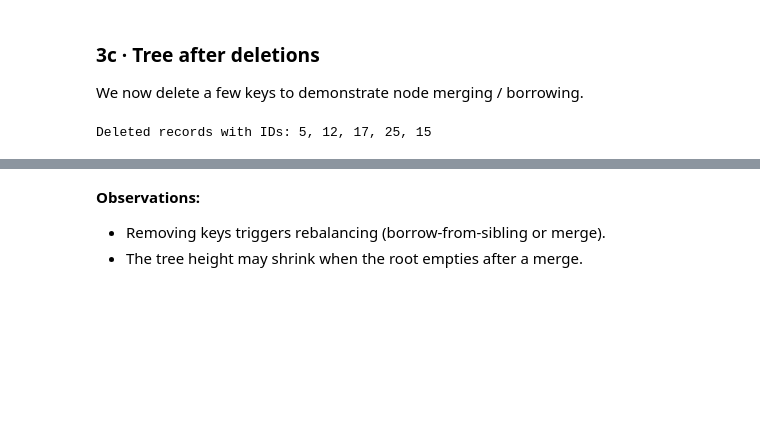
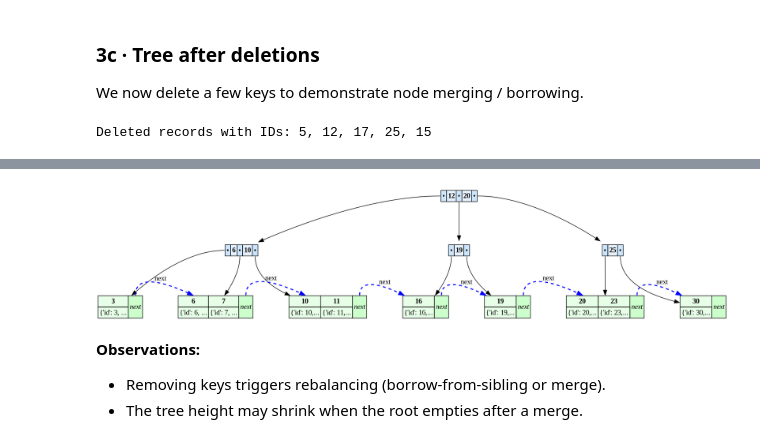
Before and after one commit to 23110281/db_track1_assignment2, a Jupyter notebook: Module1/report.ipynb, the cells around one changed output, grey strips where cells are left out. Drawn from its saved outputs; the diff is of its cells as text; code cells hidden in the pictures; blank space fills up the shorter version.

```diff
--- a/Module1/report.ipynb
+++ b/Module1/report.ipynb
@@ -95,6 +101,10 @@ for k in [5, 12, 17, 25, 15]:
     table_vis.delete(k)
 
 print("Deleted records with IDs: 5, 12, 17, 25, 15")
-display(bpt_vis.visualize_tree())
+# display(bpt_vis.visualize_tree())
+
+g = bpt_vis.visualize_tree()
+g.format = "png"
+display(Image(g.pipe()))
 # %% [output]
 Deleted records with IDs: 5, 12, 17, 25, 15
@@ -102,3 +111,4 @@ Deleted records with IDs: 5, 12, 17, 25, 15
+[figure, added]
 # %% [markdown]
 **Observations:**
 - Removing keys triggers rebalancing (borrow-from-sibling or merge).
```
Also changed, not shown: parts of 8 cells of this notebook.
